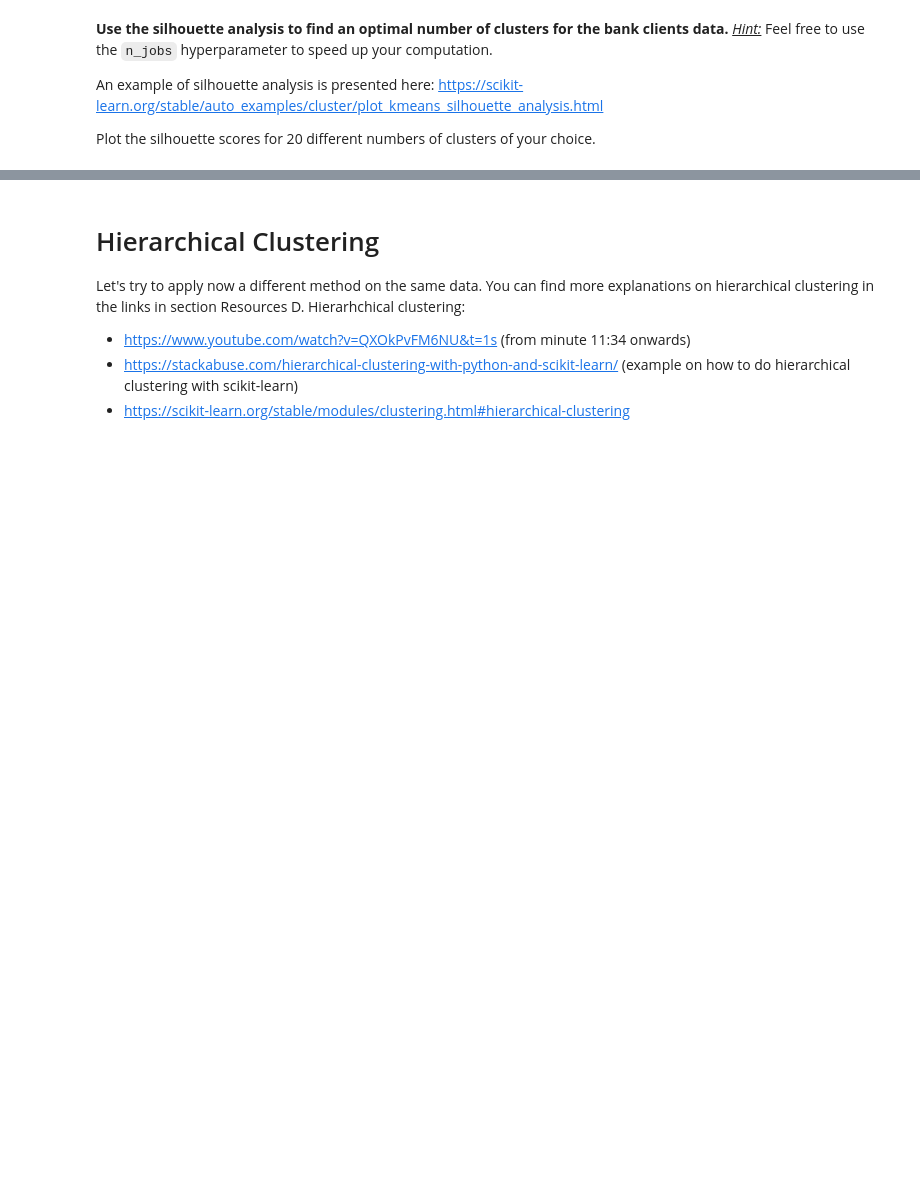
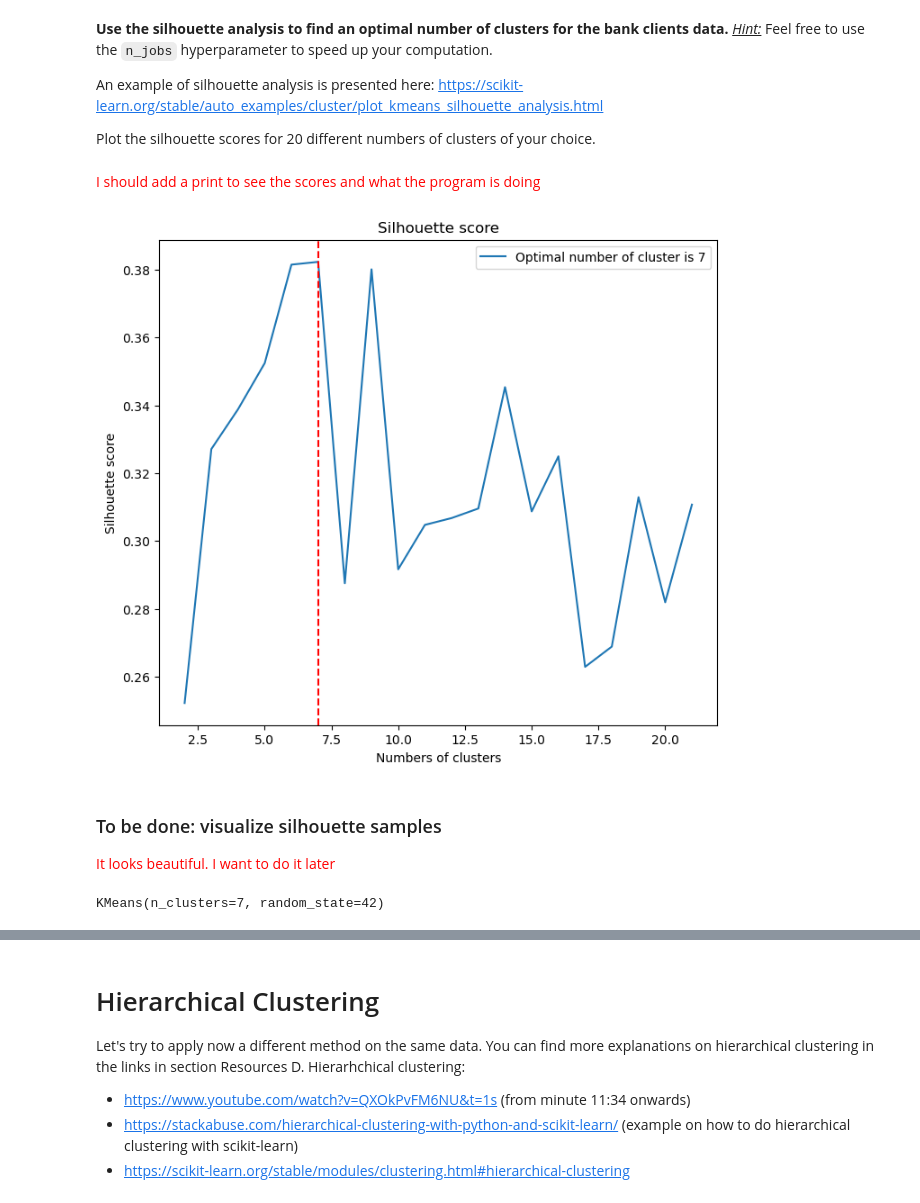
Before and after one commit to ThibaultLaunois/CampNum-12_ML2_Classification_and_Clustering, a Jupyter notebook: ML2.3_clustering_intro/notebook/Clustering_v2.ipynb, the cells around one changed output, grey strips where cells are left out. Drawn from its saved outputs; the diff is of its cells as text; code cells hidden in the pictures; blank space fills up the shorter version.

Commit message:
feat: add it3 Kmeans

```diff
--- a/ML2.3_clustering_intro/notebook/Clustering_v2.ipynb
+++ b/ML2.3_clustering_intro/notebook/Clustering_v2.ipynb
@@ -257,0 +262,39 @@ Plot the silhouette scores for 20 different numbers of clusters of your choice.
+# %%
+# code here
+silhouette_scores=[]
+silhouette_score_n_clusters=[]
+
+for i in np.linspace(2,21,20, dtype=int):
+    silhouette_score_n_clusters.append(i)
+    k_means_loop=KMeans(n_clusters=i)
+    k_means_loop.fit(df_norm)
+    silhouette_scores.append(silhouette_score(df_norm, k_means_loop.labels_, n_jobs=-2))
+# %% [markdown]
+<span style='color:red'> I should add a print to see the scores and what the program is doing
+# %%
+optimal_score=max(silhouette_scores)
+index_optimal_score=silhouette_scores.index(optimal_score)
+optimal_n_clusters=silhouette_score_n_clusters[index_optimal_score]
+
+plt.plot(
+    silhouette_score_n_clusters,
+    silhouette_scores,
+    label=f"Optimal number of cluster is {optimal_n_clusters}",
+)
+plt.axvline(optimal_n_clusters, c='red', linestyle='--')
+plt.title("Silhouette score")
+plt.xlabel("Numbers of clusters")
+plt.ylabel("Silhouette score")
+plt.legend()
+plt.show()
+# %% [output]
+[figure, added]
+# %% [markdown]
+### To be done: visualize silhouette samples
+<span style='color:red'> It looks beautiful. I want to do it later
+# %%
+from sklearn.metrics import silhouette_samples
+k_means_7 = KMeans(n_clusters=7, random_state=42)
+k_means_7.fit(df_norm)
+# %% [output]
+KMeans(n_clusters=7, random_state=42)
```
Also changed, not shown: parts of 19 cells of this notebook.
